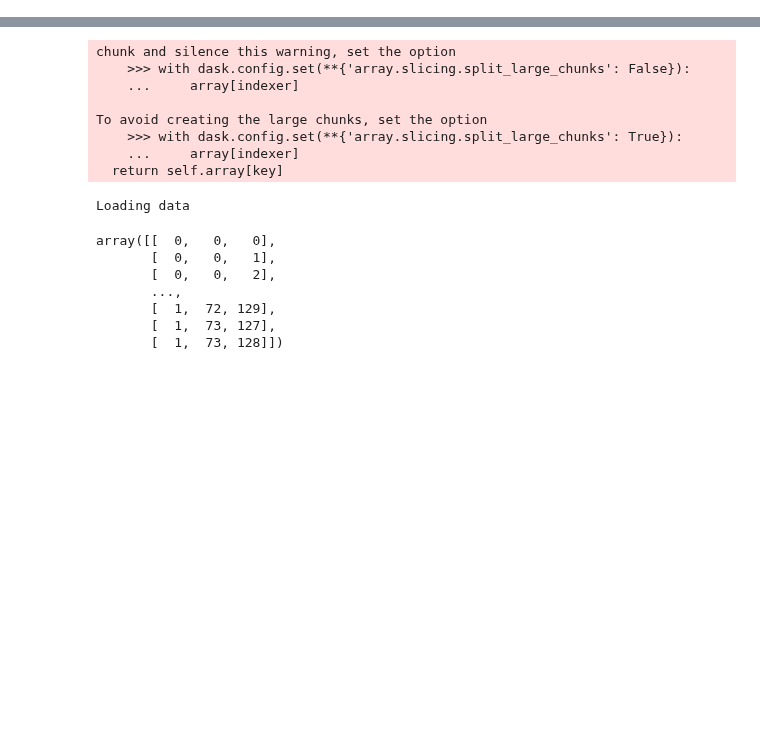
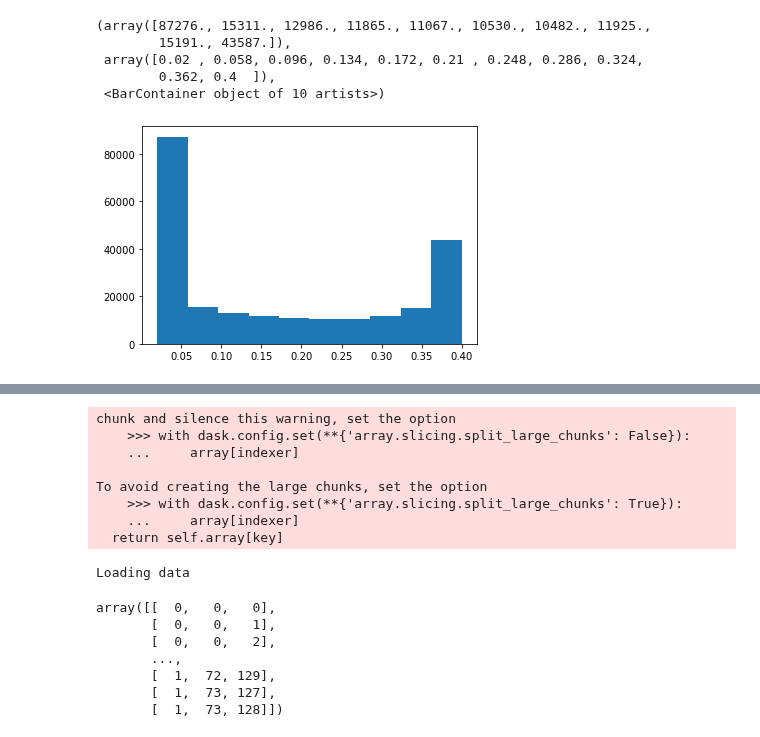
Before and after one commit to raspstephan/nwp-downscale, a Jupyter notebook: notebooks/stephan_notebooks/20-Small-Stride.ipynb, the cells around one changed output, grey strips where cells are left out. Saved outputs shown, nothing was run; the diff lists cells and outputs as text; code cells hidden in the pictures; blank space fills up the shorter version.

```diff
--- a/notebooks/stephan_notebooks/20-Small-Stride.ipynb
+++ b/notebooks/stephan_notebooks/20-Small-Stride.ipynb
@@ -13,3 +13,30 @@ import numpy as np
 import matplotlib.pyplot as plt
 # %%
 DATADRIVE = '/home/jupyter/data/'
+# %%
+data_dir = '/home/jupyter/data/'
+
+args = {'tigge_dir':data_dir+'tigge/32km/',
+    'tigge_vars':['total_precipitation'],#, 'total_column_water_ens10', '2m_temperature', 'convective_available_potential_energy', 'convective_inhibition'],
+    'mrms_dir':data_dir + f'mrms/4km/RadarOnly_QPE_06H/',
+    'rq_fn':data_dir + f'mrms/4km/RadarQuality.nc',
+#     'const_fn':data_dir + 'tigge/32km/constants.nc',
+#     'const_vars':['orog', 'lsm'],
+    'data_period':('2018-01', '2018-12'),
+#     'val_days':5,
+    'split':'train',
+#     'pure_sr_ratio':8,
+    'tp_log':0.01,
+    'scale':True,
+#     'ensemble_mode':'random',
+    'pad_tigge':15,
+    'pad_tigge_channel': True,
+    'idx_stride':1,
+    'first_days': 2
+    }
+
+ds_train = TiggeMRMSDataset(**args)
+
+weights = ds_train.compute_weights()
+
+print(np.unique(weights))
@@ -15,0 +58,2 @@ DATADRIVE = '/home/jupyter/data/'
+# %%
+weights = ds_train.compute_weights()
@@ -15,0 +115,9 @@ DATADRIVE = '/home/jupyter/data/'
+# %%
+plt.hist(weights)
+# %% [output]
+(array([87276., 15311., 12986., 11865., 11067., 10530., 10482., 11925.,
+        15191., 43587.]),
+ array([0.02 , 0.058, 0.096, 0.134, 0.172, 0.21 , 0.248, 0.286, 0.324,
+        0.362, 0.4  ]),
+ <BarContainer object of 10 artists>)
+[figure, added]
```
Also changed, not shown: parts of 8 cells of this notebook, 3 other files.
